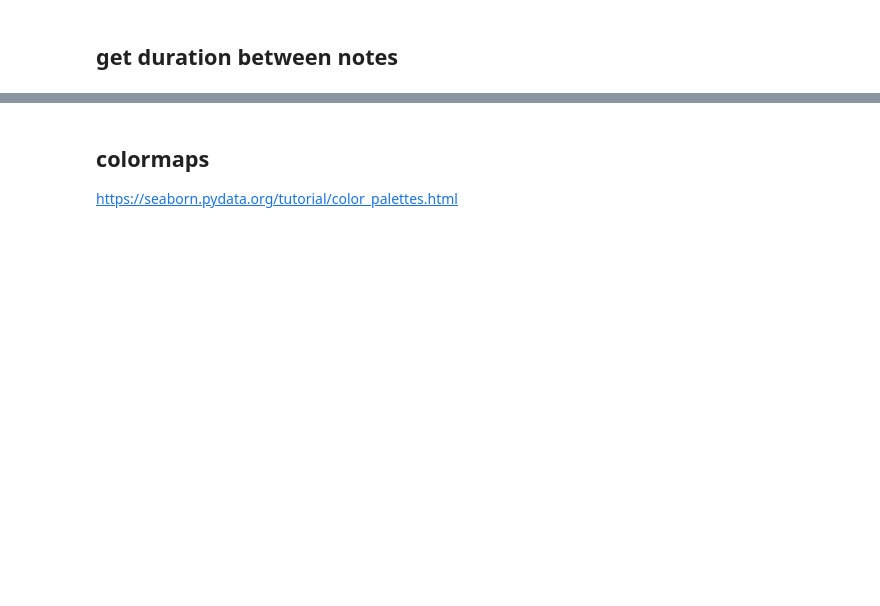
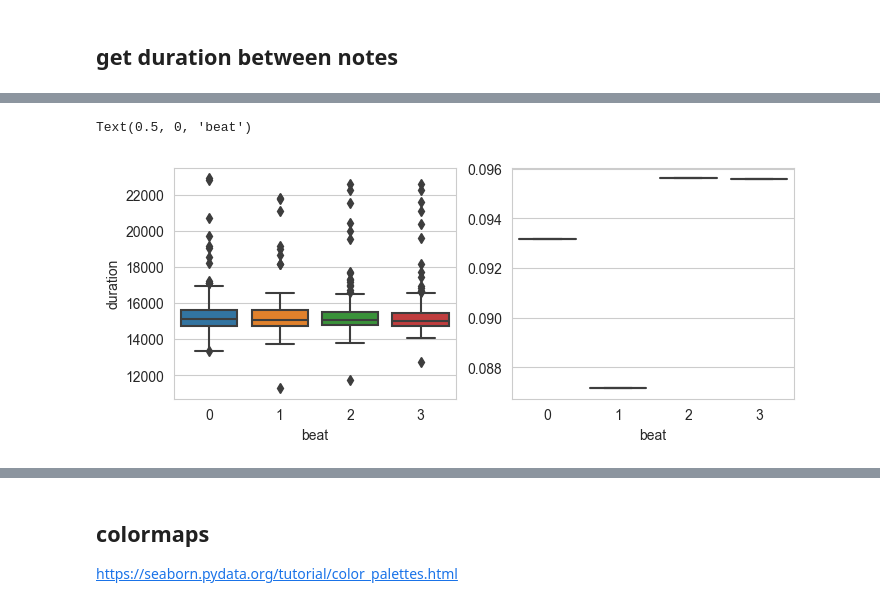
Before and after one commit to jnishii/midi-roll, a Jupyter notebook: midi_analysis.ipynb, the cells around one changed output, grey strips where cells are left out. Drawn from its saved outputs; the diff is of its cells as text; code cells hidden in the pictures; blank space fills up the shorter version.

```diff
--- a/midi_analysis.ipynb
+++ b/midi_analysis.ipynb
@@ -125,0 +111,8 @@ sns.barplot(x=np.arange(4), y=cov, ax=ax[1])
+# %%
+fig, ax = plt.subplots(nrows=1, ncols=2, figsize=(8, 3))
+sns.boxplot(data=df_duration4, x="beat", y="duration", ax=ax[0])
+sns.boxplot(x=np.arange(4), y=cov, ax=ax[1])
+ax[1].set_xlabel("beat")
+# %% [output]
+Text(0.5, 0, 'beat')
+[figure, added]
```
Also changed, not shown: parts of 7 cells of this notebook.
